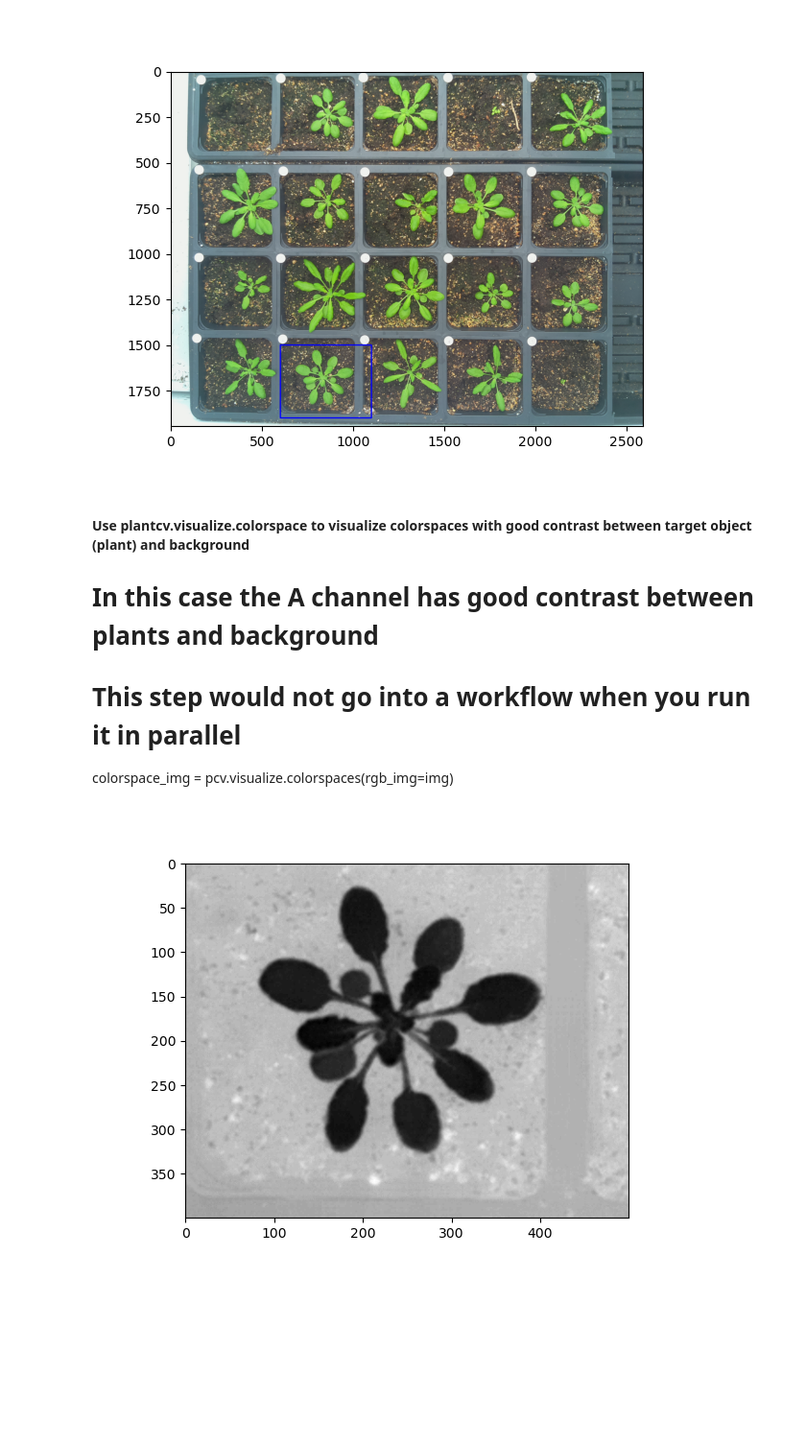
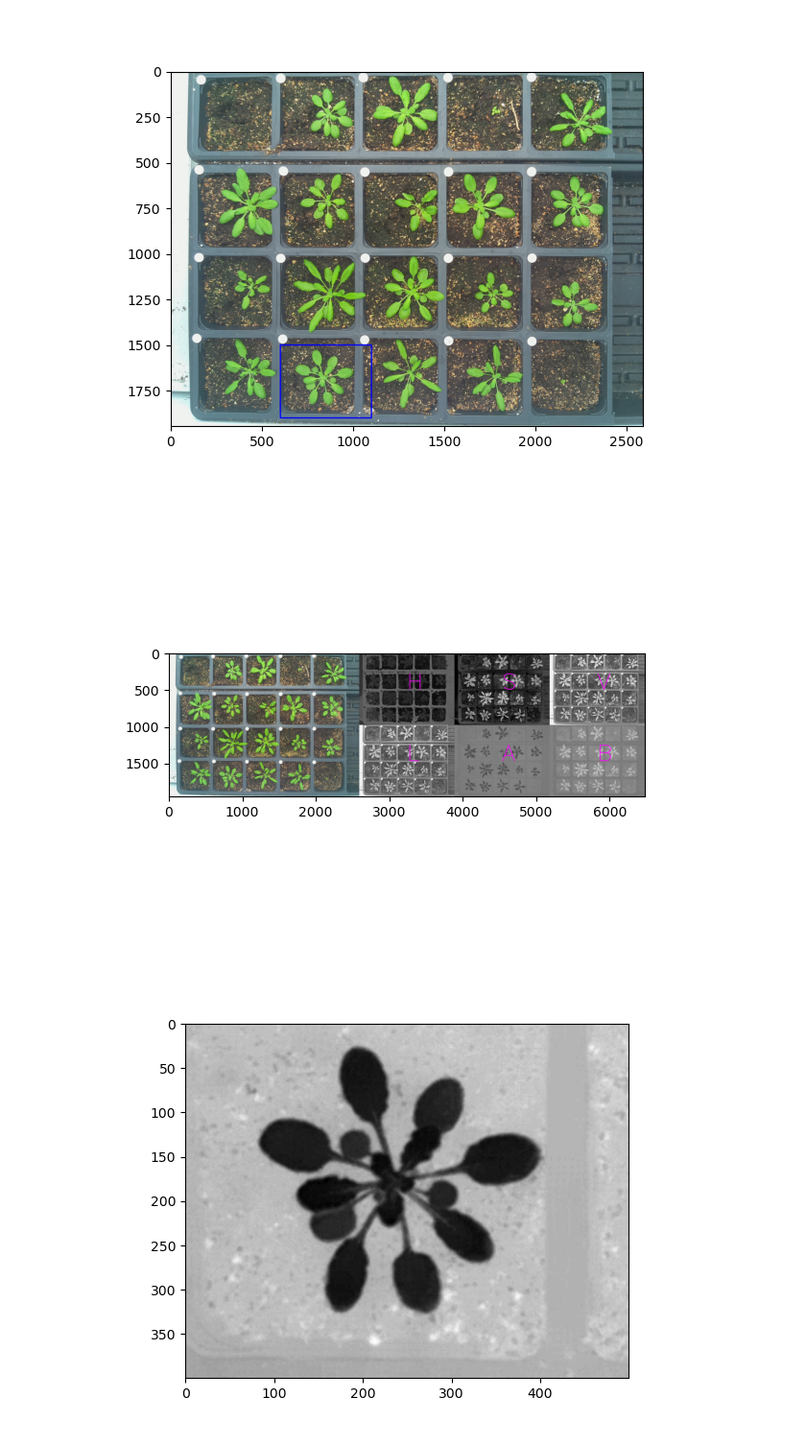
Before and after one commit to danforthcenter/plantcv-tutorial-watershed, a Jupyter notebook: index.ipynb, the cells around one changed output. Shown at 96% size. Saved outputs shown, nothing was run; the diff lists cells and outputs as text; code cells hidden in the pictures; blank space fills up the shorter version.

```diff
--- a/index.ipynb
+++ b/index.ipynb
@@ -42,12 +42,14 @@ img, path, filename = pcv.readimage(filename=args.image1)
 crop_img = pcv.crop(img=img, x=600, y=1500, h=400, w=500)
 # %% [output]
 [figure]
-# %% [markdown]
-#### Use plantcv.visualize.colorspace to visualize colorspaces with good contrast between target object (plant) and background
-# In this case the A channel has good contrast between plants and background
-# This step would not go into a workflow when you run it in parallel
-
-colorspace_img = pcv.visualize.colorspaces(rgb_img=img)
+# %%
+# Use plantcv.visualize.colorspace to visualize colorspaces with good contrast between target object (plant) and background
+# In this case the A channel has good contrast between plants and background
+# This step would not go into a workflow when you run it in parallel
+
+colorspace_img = pcv.visualize.colorspaces(rgb_img=img)
+# %% [output]
+[figure, added]
 # %%
 # Convert image from RGB color space to LAB and keep only the green-magenta channel
 
```
Also changed, not shown: 1 other file.
